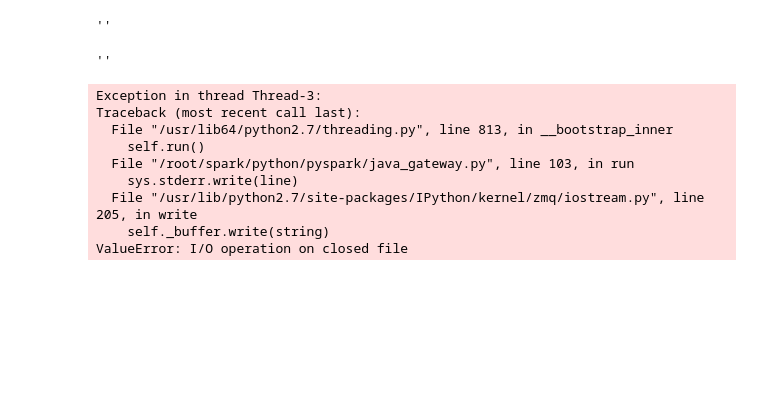
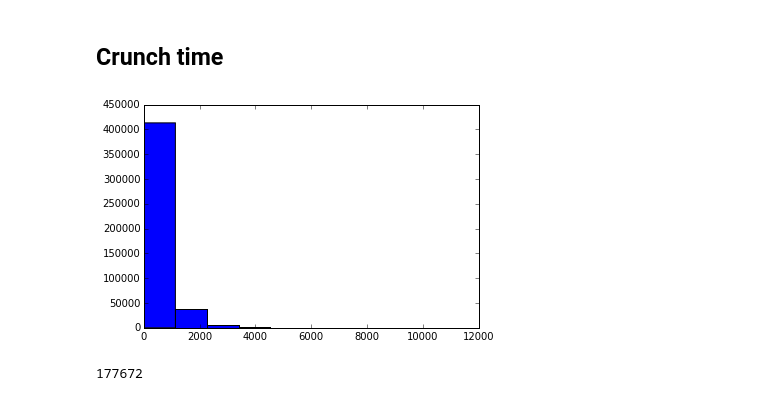
Before and after one commit to snarles/donuts2, a Jupyter notebook: spark/noise_est_single.ipynb, the cells around one changed output. Cells and saved outputs as stored; diff of their text form; code cells hidden in the pictures; blank space fills up the shorter version.

```diff
--- a/spark/noise_est_single.ipynb
+++ b/spark/noise_est_single.ipynb
@@ -11,2 +54,4 @@ import pyspark.context
+# %% [markdown]
+## Crunch time
 # %%
-braindata = np.loadtxt('/root/all_b1000_1_data.csv', delimiter=',')
+braindata = np.loadtxt('/root/all_b1000_1_data.csv', delimiter=',', usecols=range(15))
@@ -13,4 +60,13 @@ braindata = np.loadtxt('/root/all_b1000_1_data.csv', delimiter=',')
 # %%
-nvox = np.shape(braindata)[0]
-braindatalist = [(ii, braindata[ii,]) for ii in range(nvox)]
+means = np.array([np.mean(braindata[ii,5:15]) for ii in range(nvox)])
+# %%
+plt.hist(means)
+plt.show()
+# %% [output]
+[figure, added]
+# %%
+braindatalist = [(ii, braindata[ii,0:15]) for ii in range(nvox) if means[ii] > 500]
+len(braindatalist)
+# %% [output]
+177672
 # %%
@@ -19,8 +76,8 @@ brain_rdd = sc.parallelize(braindatalist[1:100], partitions)
 # %%
-data_text = 'data1_1.txt'
-local_path = '/root/all_b1000_1_data.csv'
-hadoop_path = '/root/ephemeral-hdfs/bin/hadoop'
-subprocess.check_output('bash ' + hadoop_path + ' fs -copyFromLocal ' + \
-                        local_path + ' ' + data_text, shell=True)
+#data_text = 'data1_1.txt'
+#local_path = '/root/all_b1000_1_data.csv'
+#hadoop_path = '/root/ephemeral-hdfs/bin/hadoop'
+#subprocess.check_output('bash ' + hadoop_path + ' fs -copyFromLocal ' + \
+#                        local_path + ' ' + data_text, shell=True)
+## got error last time...
+#brain_raw_rdd = sc.textFile("data1_1.txt")
-# %% [output]
-''
@@ -30,17 +83,0 @@ brain_raw_rdd = sc.textFile("data1_1.txt")
-# %%
-data_text = 'test.txt'
-local_path = '/root/spark/LICENSE'
-hadoop_path = '/root/ephemeral-hdfs/bin/hadoop'
-subprocess.check_output('bash ' + hadoop_path + ' fs -copyFromLocal ' + \
-                        local_path + ' ' + data_text, shell=True)
-# %% [output]
-''
-Exception in thread Thread-3:
-Traceback (most recent call last):
-  File "/usr/lib64/python2.7/threading.py", line 813, in __bootstrap_inner
-    self.run()
-  File "/root/spark/python/pyspark/java_gateway.py", line 103, in run
-    sys.stderr.write(line)
-  File "/usr/lib/python2.7/site-packages/IPython/kernel/zmq/iostream.py", line 205, in write
-    self._buffer.write(string)
-ValueError: I/O operation on closed file
```
Also changed, not shown: parts of 19 cells of this notebook.
